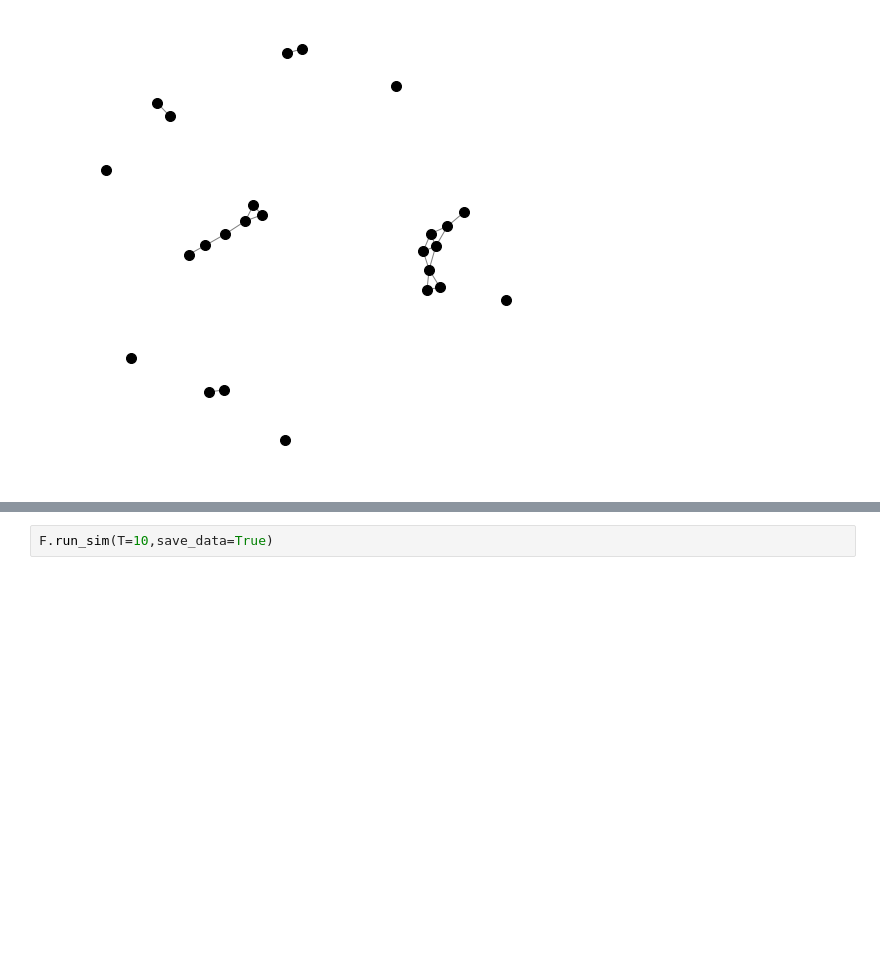
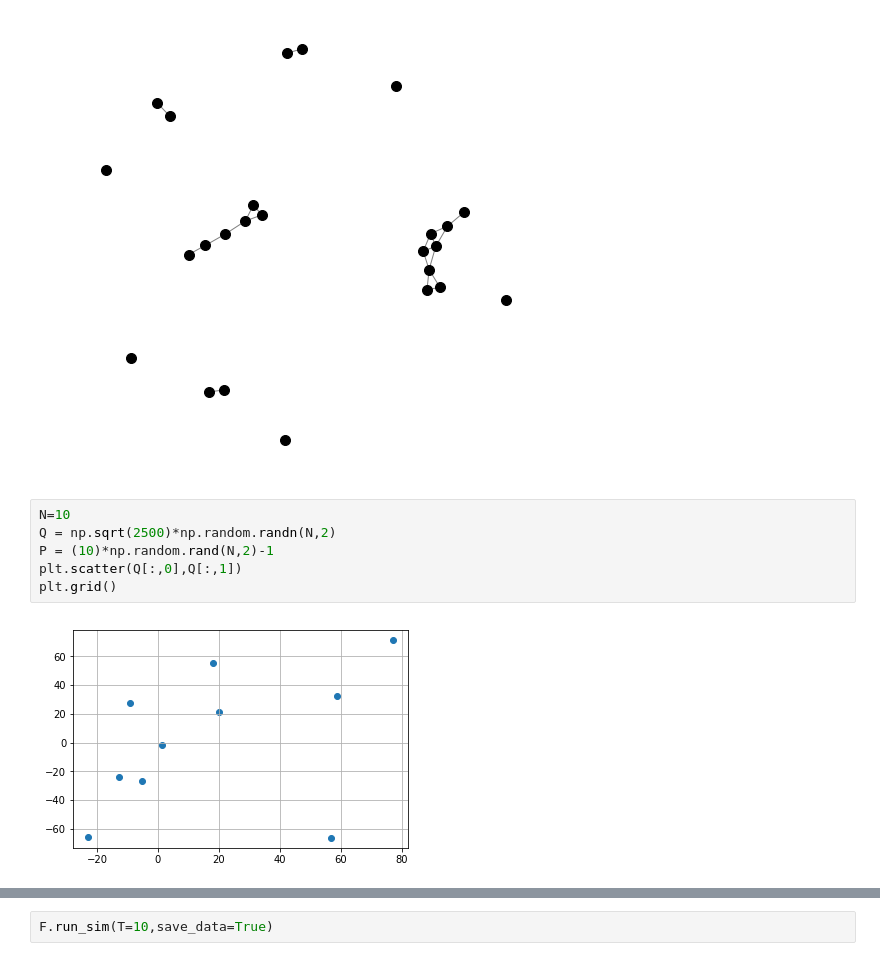
Before and after one commit to harveydevereux/Consensus, a Jupyter notebook: Notes/Flocking2.ipynb, the cells around one changed output, grey strips where cells are left out. Saved outputs shown, nothing was run; the diff lists cells and outputs as text; blank space fills up the shorter version.

```diff
--- a/Notes/Flocking2.ipynb
+++ b/Notes/Flocking2.ipynb
@@ -102,6 +102,14 @@ plt.scatter(Q[:,0],Q[:,1])
 p=draw_graph(get_net(Q))
 # %% [output]
 [figure]
+# %%
+N=10
+Q = np.sqrt(2500)*np.random.randn(N,2)
+P = (10)*np.random.rand(N,2)-1
+plt.scatter(Q[:,0],Q[:,1])
+plt.grid()
+# %% [output]
+[figure, added]
 # %%
 F = Flock(number_of_agents=50,
           inter_agent_distance=7,
```
Also changed, not shown: parts of 2 cells of this notebook, 1 other file.
